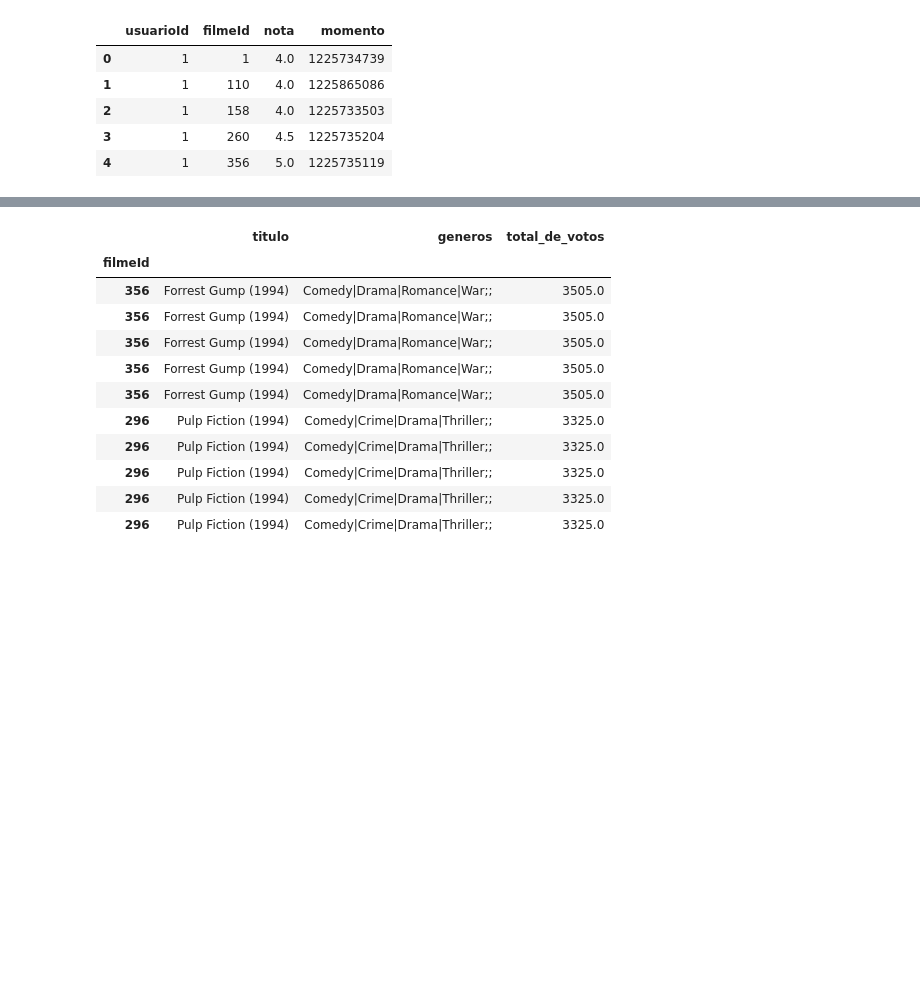
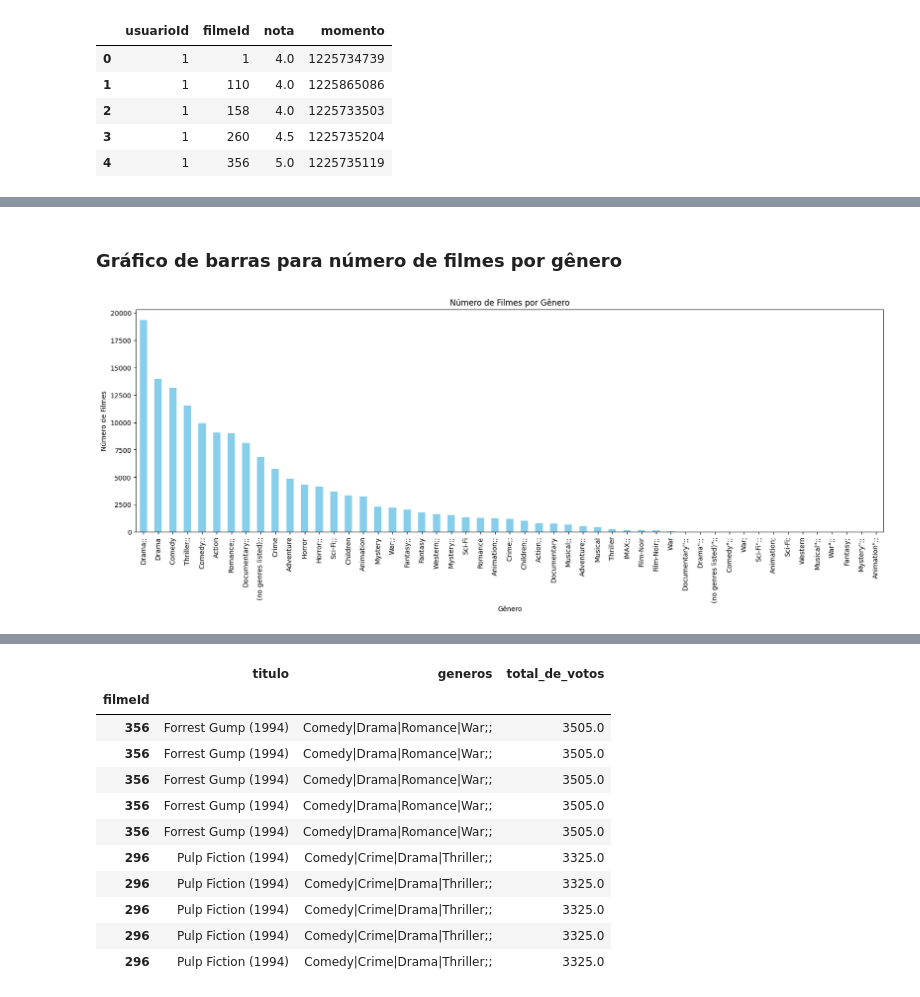
Before and after one commit to jvtsp/Mackenzie_projeto_aplicado_3, a Jupyter notebook: Recomendacao_KNN.ipynb, the cells around one changed output, grey strips where cells are left out. Saved outputs shown, nothing was run; the diff lists cells and outputs as text; code cells hidden in the pictures; blank space fills up the shorter version.

```diff
--- a/Recomendacao_KNN.ipynb
+++ b/Recomendacao_KNN.ipynb
@@ -27,3 +105,3 @@ for row in results:
 # %%
-df_movies = pd.read_sql('select * from impacta_analise_sentimentos.movies', conn)
-df_rating = pd.read_sql('select * from impacta_analise_sentimentos.rating', conn)
+df_movies = pd.read_sql('select * from movies', con=conn)
+df_movies.head(10)
@@ -67,0 +205,4 @@ notas.describe()
+# %%
+contagem_por_genero = filmes['generos'].str.split('|', expand=True).stack().value_counts()
+print("\nNúmero de Filmes por Gênero:")
+contagem_por_genero
@@ -67,0 +260,11 @@ notas.describe()
+# %% [markdown]
+### Gráfico de barras para número de filmes por gênero
+# %%
+plt.figure(figsize=(20, 6))
+contagem_por_genero.plot(kind='bar', color='skyblue')
+plt.title('Número de Filmes por Gênero')
+plt.xlabel('Gênero')
+plt.ylabel('Número de Filmes')
+plt.show()
+# %% [output]
+[figure, added]
```
Also changed, not shown: parts of 139 cells of this notebook, 4 other files.
